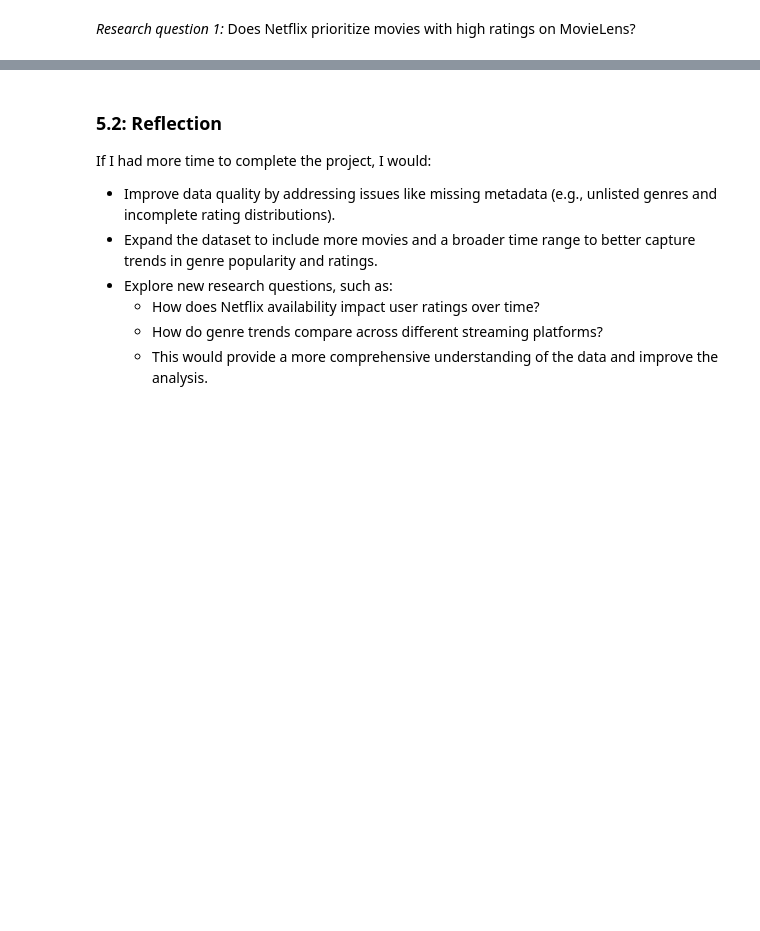
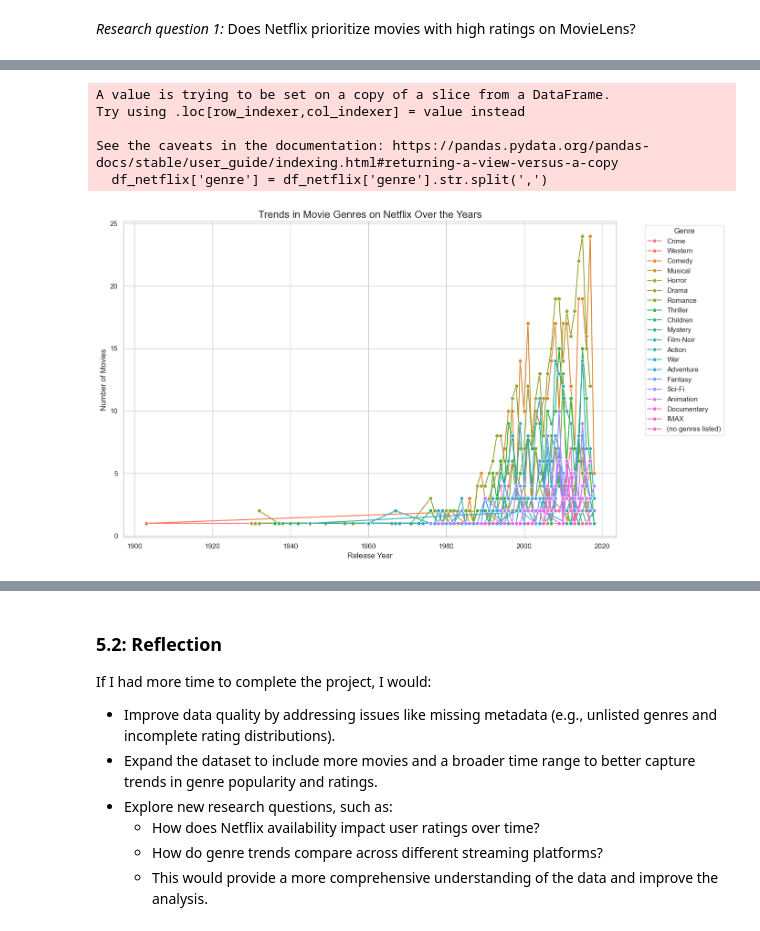
Before and after one commit to hothaodn/Pj2DataWrangling, a Jupyter notebook: data_wrangling_project_starter.ipynb, the cells around one changed output, grey strips where cells are left out. Saved outputs shown, nothing was run; the diff lists cells and outputs as text; code cells hidden in the pictures; blank space fills up the shorter version.

```diff
--- a/data_wrangling_project_starter.ipynb
+++ b/data_wrangling_project_starter.ipynb
@@ -1719,0 +1776,49 @@ The chart provides limited evidence to evaluate changes in movie genre trends ov
+# %%
+#Visual 3 - FILL IN
+import pandas as pd
+import seaborn as sns
+import matplotlib.pyplot as plt
+
+# Read cleaned data
+df_cleaned = pd.read_csv('cleanedData/combined_movieLens_netflix_cleaned.csv')
+
+# Create a new column to determine if the movie is on Netflix
+df_cleaned['is_netflix'] = df_cleaned['listed_in_netflix'].notnull()
+
+# Filter data to only include movies that are on Netflix
+df_netflix = df_cleaned[df_cleaned['is_netflix']]
+
+# Split movie genres (there can be multiple genres in a movie, separated by commas)
+df_netflix['genre'] = df_netflix['genre'].str.split(',')
+
+# Expand the data table for each genre is a separate row
+df_netflix_exploded = df_netflix.explode('genre')
+
+# Keep only the necessary columns: 'release_year', 'genre'
+df_genre_trends = df_netflix_exploded[['release_year', 'genre']]
+
+# Calculate the number of movies of each genre in each year
+genre_trends = df_genre_trends.groupby(['release_year', 'genre']).size().reset_index(name='count')
+
+# Plot to see genre trends over the years
+plt.figure(figsize=(14, 8))
+
+# Use seaborn to plot with colors to differentiate movie genres
+sns.lineplot(x='release_year', y='count', hue='genre', data=genre_trends, marker='o')
+
+# Set the title and label for the graph
+plt.title('Trends in Movie Genres on Netflix Over the Years', fontsize=16)
+plt.xlabel('Release Year', fontsize=12)
+plt.ylabel('Number of Movies', fontsize=12)
+plt.legend(title='Genre', bbox_to_anchor=(1.05, 1), loc='upper left')
+
+# Display the graph
+plt.tight_layout()
+plt.show()
+# %% [output]
+A value is trying to be set on a copy of a slice from a DataFrame.
+Try using .loc[row_indexer,col_indexer] = value instead
+
+See the caveats in the documentation: https://pandas.pydata.org/pandas-docs/stable/user_guide/indexing.html#returning-a-view-versus-a-copy
+  df_netflix['genre'] = df_netflix['genre'].str.split(',')
+[figure, added]
```
Also changed, not shown: parts of 25 cells of this notebook, 4 other files.
